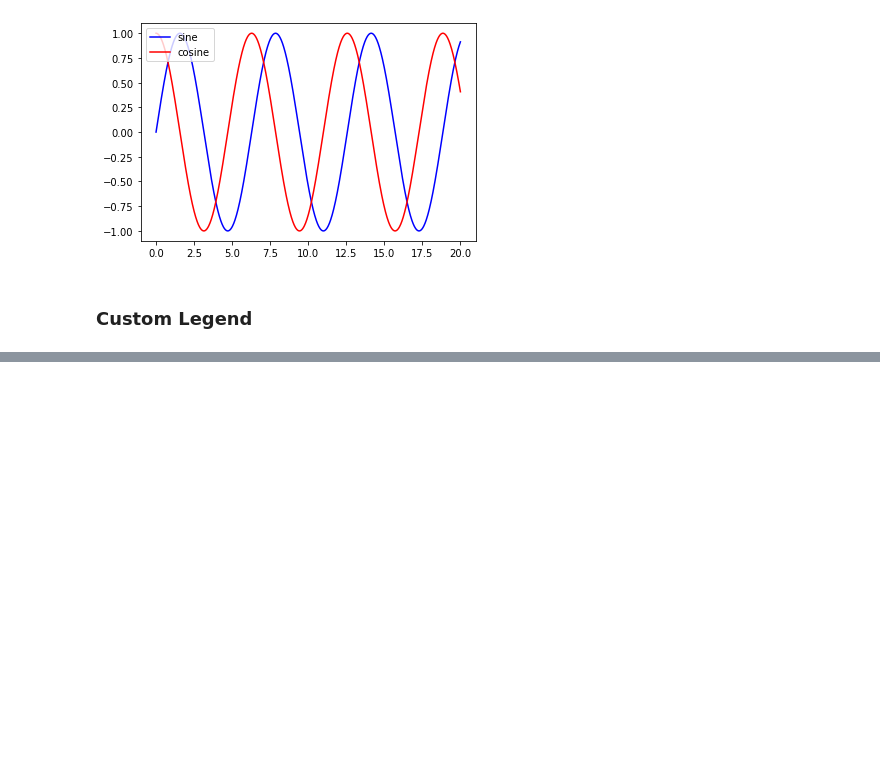
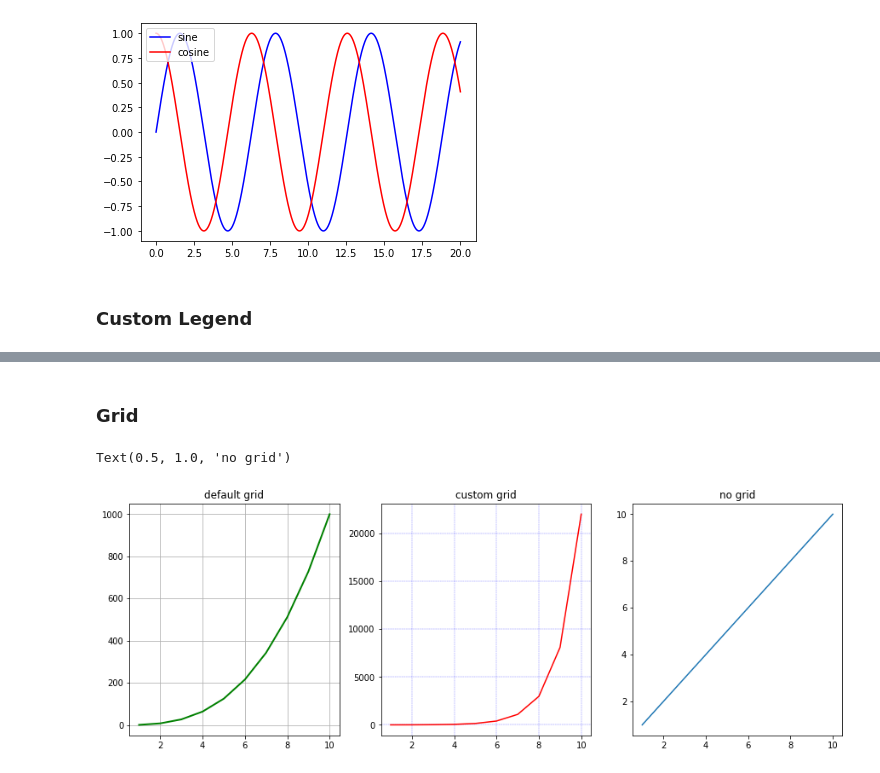
Before and after one commit to aiyuyun2015/matplotlib_tutorial, a Jupyter notebook: 2022_python_1.ipynb, the cells around one changed output, grey strips where cells are left out. Cells and saved outputs as stored; diff of their text form; code cells hidden in the pictures; blank space fills up the shorter version.

```diff
--- a/2022_python_1.ipynb
+++ b/2022_python_1.ipynb
@@ -143,0 +186,18 @@ ax.plot(x, x**2)
+# %% [markdown]
+### Grid
+# %%
+#fig, axes = plt.subplots(1,3, figsize = (12,4)) # fig size default is (6.4, 4.8)
+fig, axes = plt.subplots(1,3, figsize=(15, 5)) # fig size default is (6.4, 4.8) --> (width, height)
+
+x = np.arange(1,11)
+axes[0].plot(x, x**3, 'g',lw=2)
+axes[0].grid(True)  # display
+axes[0].set_title('default grid')
+axes[1].plot(x, np.exp(x), 'r')
+axes[1].grid(color='b', ls = '-.', lw = 0.25) # specify more details of the grid
+axes[1].set_title('custom grid')
+axes[2].plot(x,x)  # no grid! default is false
+axes[2].set_title('no grid')
+# %% [output]
+Text(0.5, 1.0, 'no grid')
+[figure, added]
```
Also changed, not shown: parts of 9 cells of this notebook.
